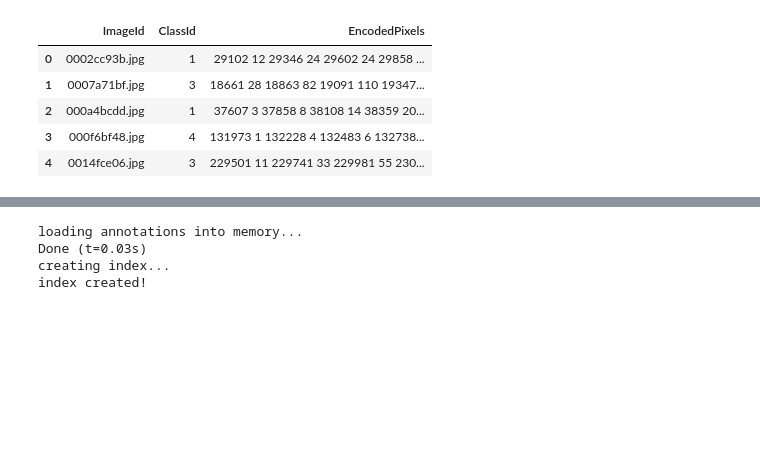
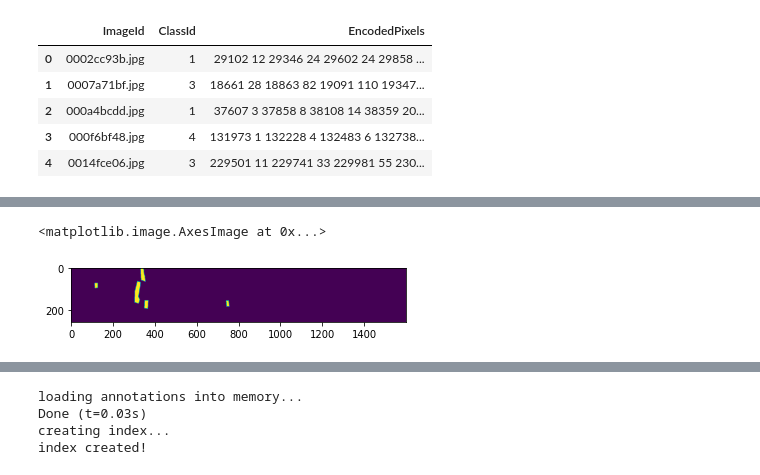
Before and after one commit to lcmp101/siamase-mask-rcnn, a Jupyter notebook: notebook3c458adcde.ipynb, the cells around one changed output, grey strips where cells are left out. Drawn from its saved outputs; the diff is of its cells as text; code cells hidden in the pictures; blank space fills up the shorter version.

```diff
--- a/notebook3c458adcde.ipynb
+++ b/notebook3c458adcde.ipynb
@@ -104,3 +140,9 @@ plt.imshow(rle_decode(rle, (1600, 256)))
+# %%
+mf = flip_ver(m)
+plt.imshow(mf)
+# %% [output]
+<matplotlib.image.AxesImage at 0x...>
+[figure, added]
 # %%
 
 def create_coco_format_json(data_frame, classes, filepaths):
```
Also changed, not shown: parts of 32 cells of this notebook, 5 other files.
